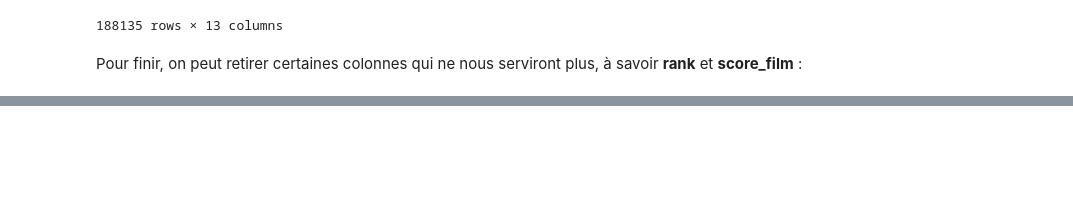
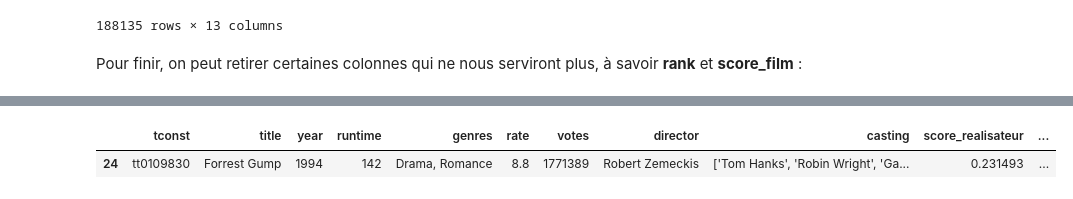
Before and after one commit to henriupton99/IMDB_Scraping, a Jupyter notebook: 3_modelisation.ipynb, the cells around one changed output, grey strips where cells are left out. Cells and saved outputs as stored; diff of their text form; code cells hidden in the pictures; blank space fills up the shorter version.

```diff
--- a/3_modelisation.ipynb
+++ b/3_modelisation.ipynb
@@ -312,0 +341,5 @@ df.sort_values('score_casting', ascending = False).head(50)
+# %%
+df.loc[df['title'] == 'Forrest Gump']
+# %% [output]
+|  | tconst | title | year | runtime | genres | rate | votes | director | casting | score_realisateur | ... |
+| 24 | tt0109830 | Forrest Gump | 1994 | 142 | Drama, Romance | 8.8 | 1771389 | Robert Zemeckis | ['Tom Hanks', 'Robin Wright', 'Ga... | 0.231493 | ... |
```
Also changed, not shown: parts of 8 cells of this notebook, 1 other file.
